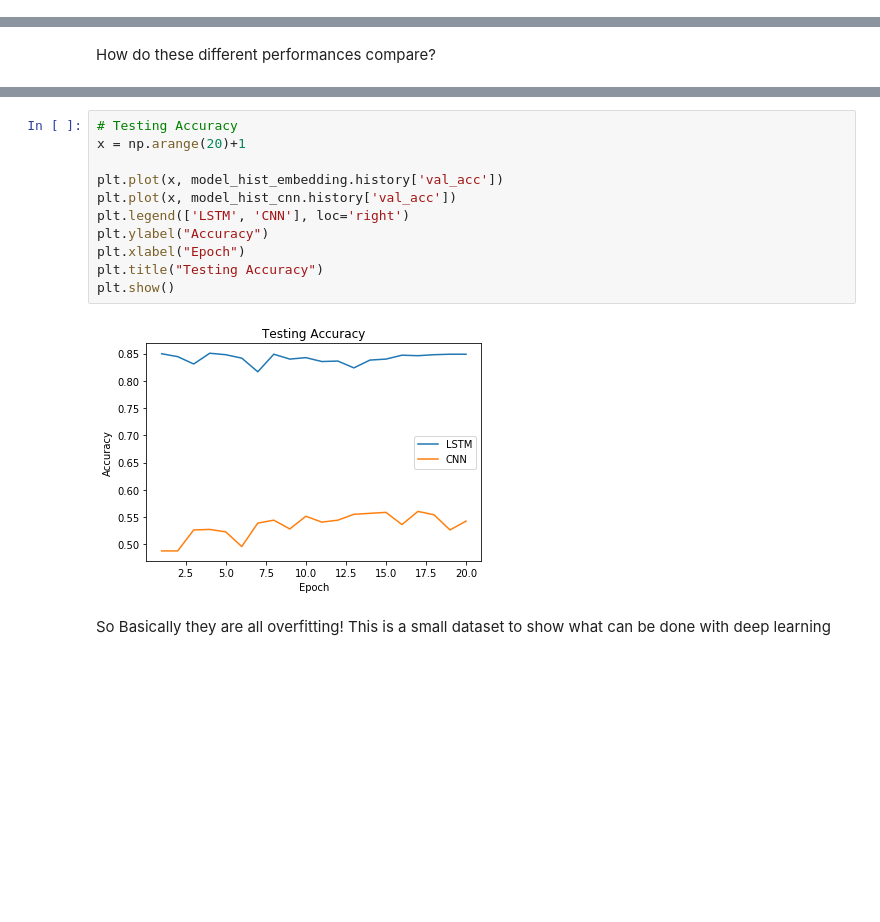
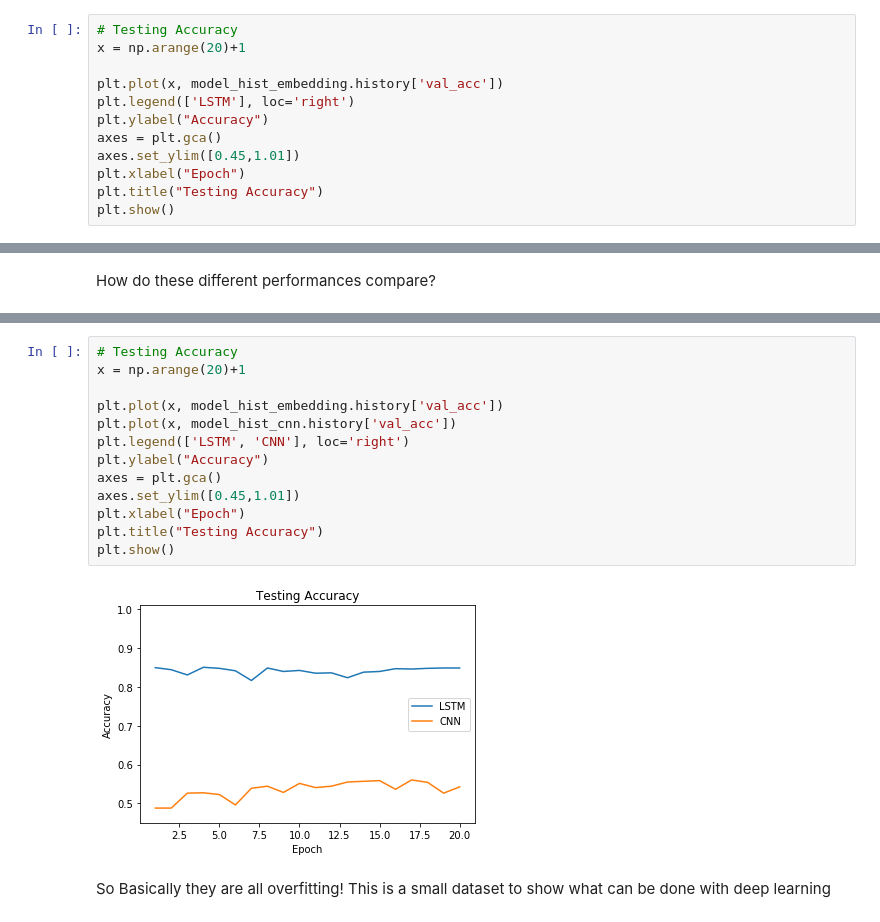
Before and after one commit to bethke/tutorial_examples, a Jupyter notebook: Deep Learning Sentiment Demo.ipynb, the cells around one changed output, grey strips where cells are left out. Drawn from its saved outputs; the diff is of its cells as text; blank space fills up the shorter version.

```diff
--- a/Deep Learning Sentiment Demo.ipynb
+++ b/Deep Learning Sentiment Demo.ipynb
@@ -307,0 +348,12 @@ Epoch 20/20
+# %%
+# Testing Accuracy
+x = np.arange(20)+1
+
+plt.plot(x, model_hist_embedding.history['val_acc'])
+plt.legend(['LSTM'], loc='right')
+plt.ylabel("Accuracy")
+axes = plt.gca()
+axes.set_ylim([0.45,1.01])
+plt.xlabel("Epoch")
+plt.title("Testing Accuracy")
+plt.show()
@@ -469,16 +525,18 @@ plt.show()
 # %%
 # Testing Accuracy
 x = np.arange(20)+1
 
 plt.plot(x, model_hist_embedding.history['val_acc'])
 plt.plot(x, model_hist_cnn.history['val_acc'])
 plt.legend(['LSTM', 'CNN'], loc='right')
 plt.ylabel("Accuracy")
+axes = plt.gca()
+axes.set_ylim([0.45,1.01])
 plt.xlabel("Epoch")
 plt.title("Testing Accuracy")
 plt.show()
 # %% [output]
-[figure, old version]
+[figure, new version]
 # %% [markdown]
 So Basically they are all overfitting!
 This is a small dataset to show what can be done with deep learning
```
Also changed, not shown: parts of 10 cells of this notebook.
